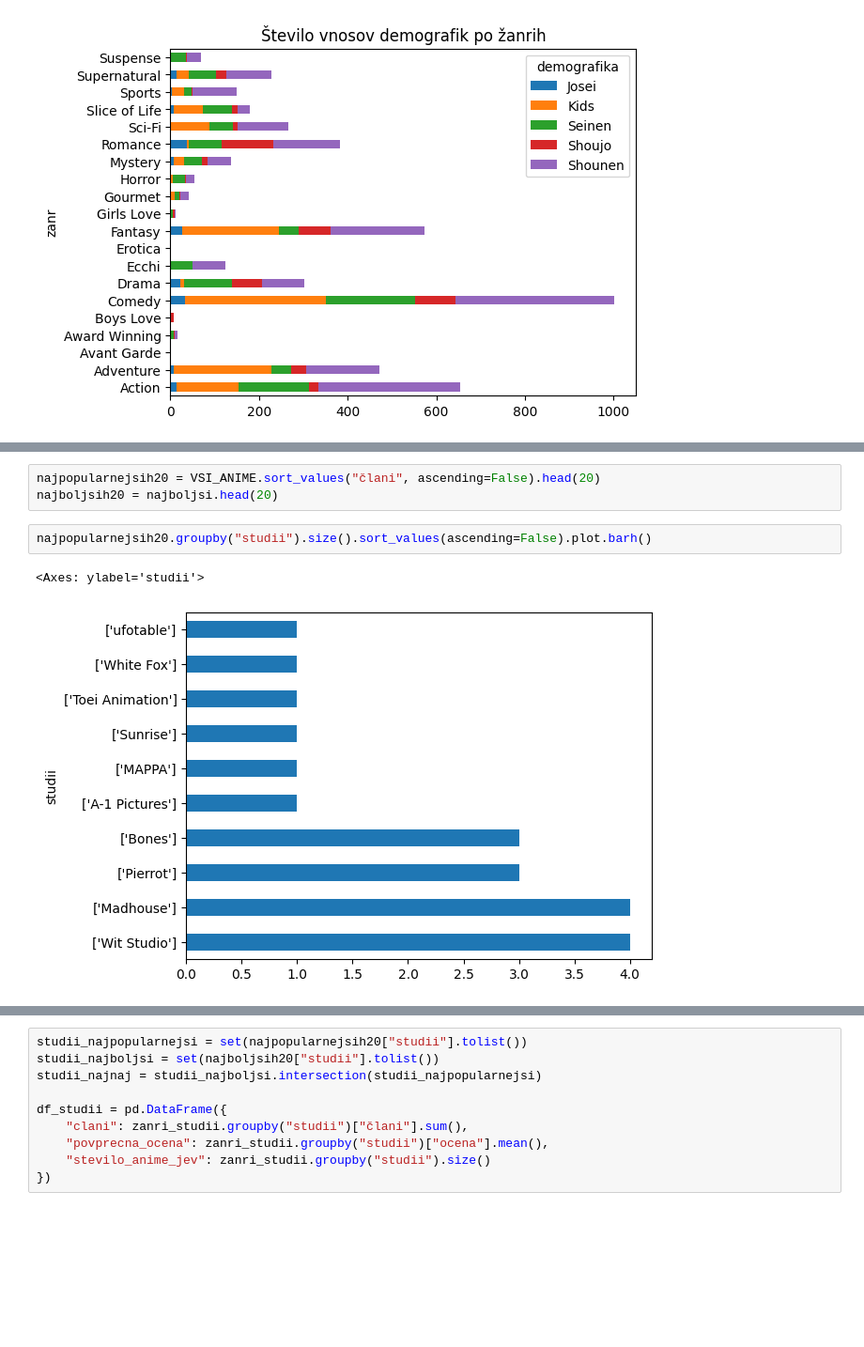
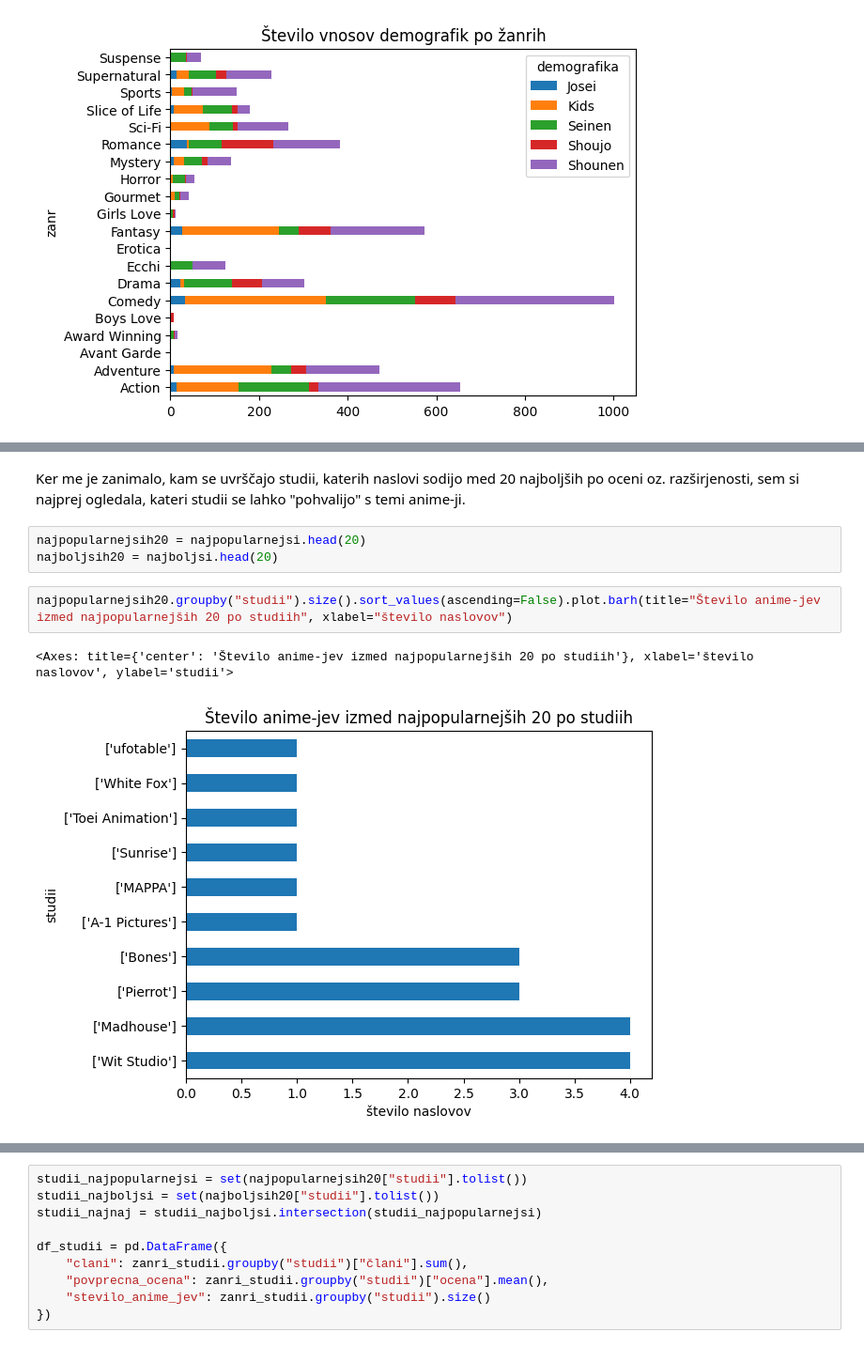
Before and after one commit to lrozman/Projektna-naloga-UVP---Rozman-Lara, a Jupyter notebook: analiza.ipynb, the cells around one changed output, grey strips where cells are left out. Shown at 94% size. Drawn from its saved outputs; the diff is of its cells as text; blank space fills up the shorter version.

```diff
--- a/analiza.ipynb
+++ b/analiza.ipynb
@@ -836,8 +839,10 @@ zanri_studii.groupby("studii")["člani"].sum().sort_values(ascending=False).head
+# %% [markdown]
+Ker me je zanimalo, kam se uvrščajo studii, katerih naslovi sodijo med 20 najboljših po oceni oz. razširjenosti, sem si najprej ogledala, kateri studii se lahko "pohvalijo" s temi anime-ji.
 # %%
-najpopularnejsih20 = VSI_ANIME.sort_values("člani", ascending=False).head(20)
+najpopularnejsih20 = najpopularnejsi.head(20)
 najboljsih20 = najboljsi.head(20)
 # %%
-najpopularnejsih20.groupby("studii").size().sort_values(ascending=False).plot.barh()
+najpopularnejsih20.groupby("studii").size().sort_values(ascending=False).plot.barh(title="Število anime-jev izmed najpopularnejših 20 po studiih", xlabel="število naslovov")
 # %% [output]
-<Axes: ylabel='studii'>
+<Axes: title={'center': 'Število anime-jev izmed najpopularnejših 20 po studiih'}, xlabel='število naslovov', ylabel='studii'>
-[figure, old version]
+[figure, new version]
```
Also changed, not shown: parts of 59 cells of this notebook.
